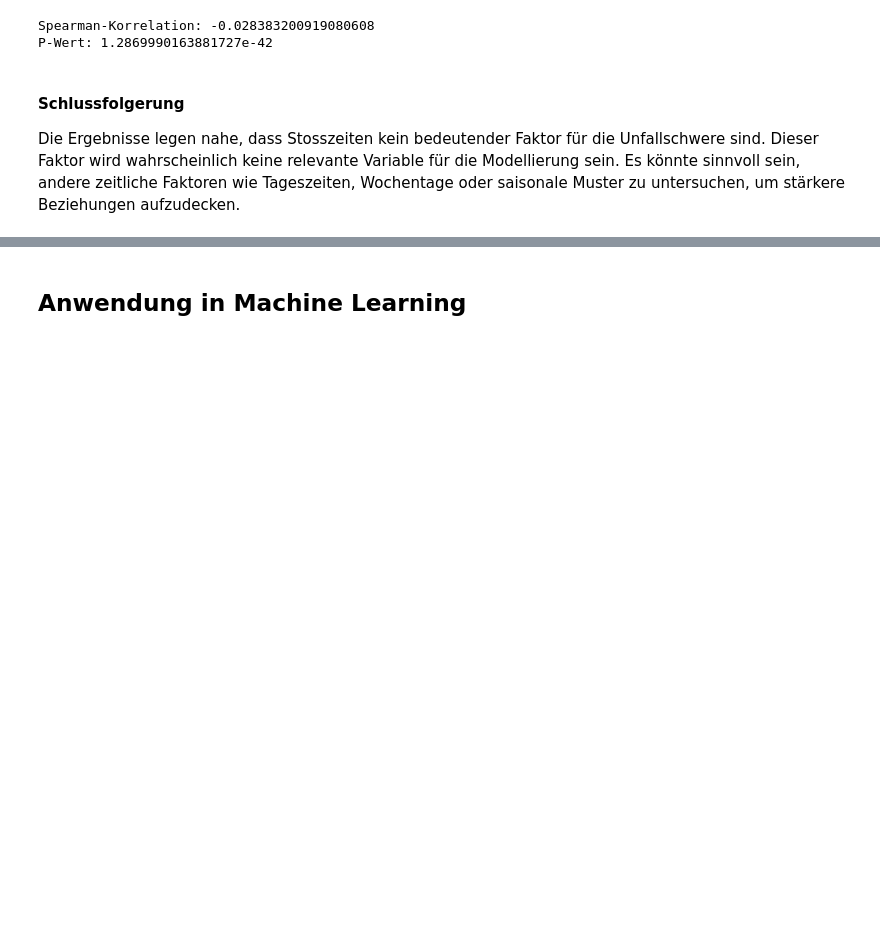
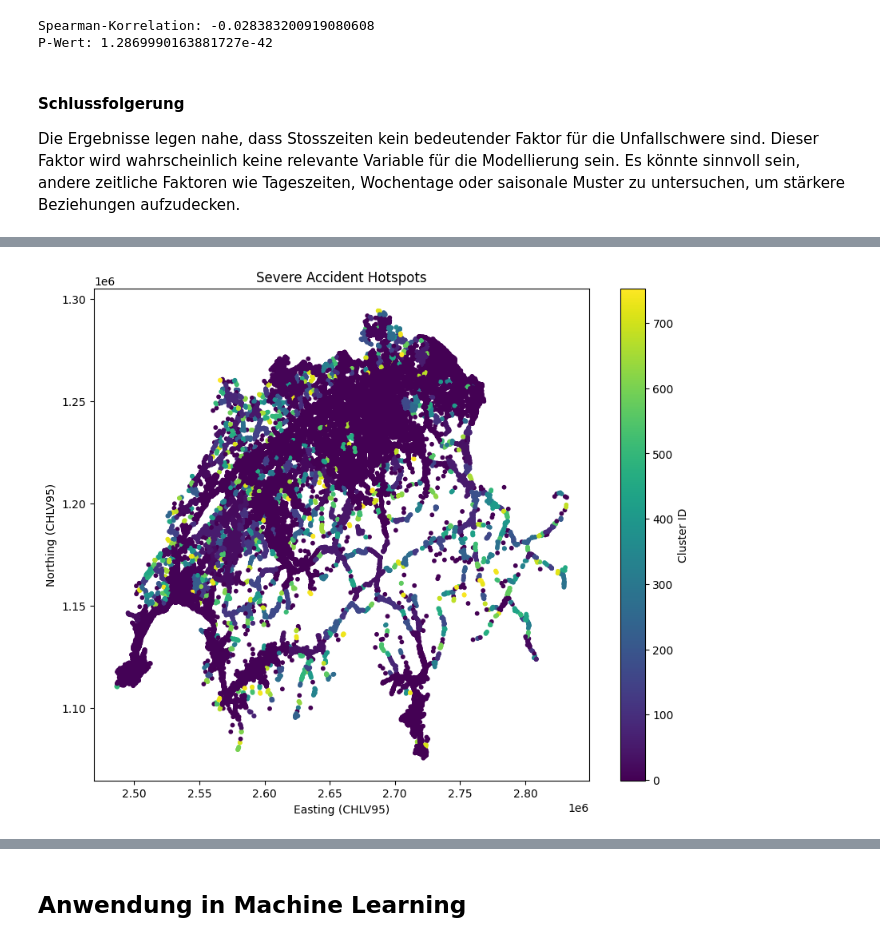
Before and after one commit to dominiqueulrixh/Verkehrsunfaellanalyse, a Jupyter notebook: Verkehrsunfallanalyse.ipynb, the cells around one changed output, grey strips where cells are left out. Saved outputs shown, nothing was run; the diff lists cells and outputs as text; code cells hidden in the pictures; blank space fills up the shorter version.

```diff
--- a/Verkehrsunfallanalyse.ipynb
+++ b/Verkehrsunfallanalyse.ipynb
@@ -1316,0 +1367,10 @@ Zentroiden der Cluster:
+# %%
+from sklearn.cluster import DBSCAN
+import numpy as np
+
+# Fit DBSCAN
+dbscan = DBSCAN(eps=1250, min_samples=2)  # Adjust `eps` based on spatial scale
+severe_accidents['ClusterID'] = dbscan.fit_predict(coordinates)
+
+# Check unique clusters
+print("Clusters identified:", severe_accidents['ClusterID'].unique())
@@ -1316,0 +1400,15 @@ Zentroiden der Cluster:
+# %%
+import matplotlib.pyplot as plt
+
+# Plot clusters
+plt.figure(figsize=(10, 8))
+plt.scatter(severe_accidents['AccidentLocation_CHLV95_E'],
+            severe_accidents['AccidentLocation_CHLV95_N'],
+            c=severe_accidents['ClusterID'], cmap='viridis', s=10)
+plt.title("Severe Accident Hotspots")
+plt.xlabel("Easting (CHLV95)")
+plt.ylabel("Northing (CHLV95)")
+plt.colorbar(label="Cluster ID")
+plt.show()
+# %% [output]
+[figure, added]
```
Also changed, not shown: parts of 32 cells of this notebook.
